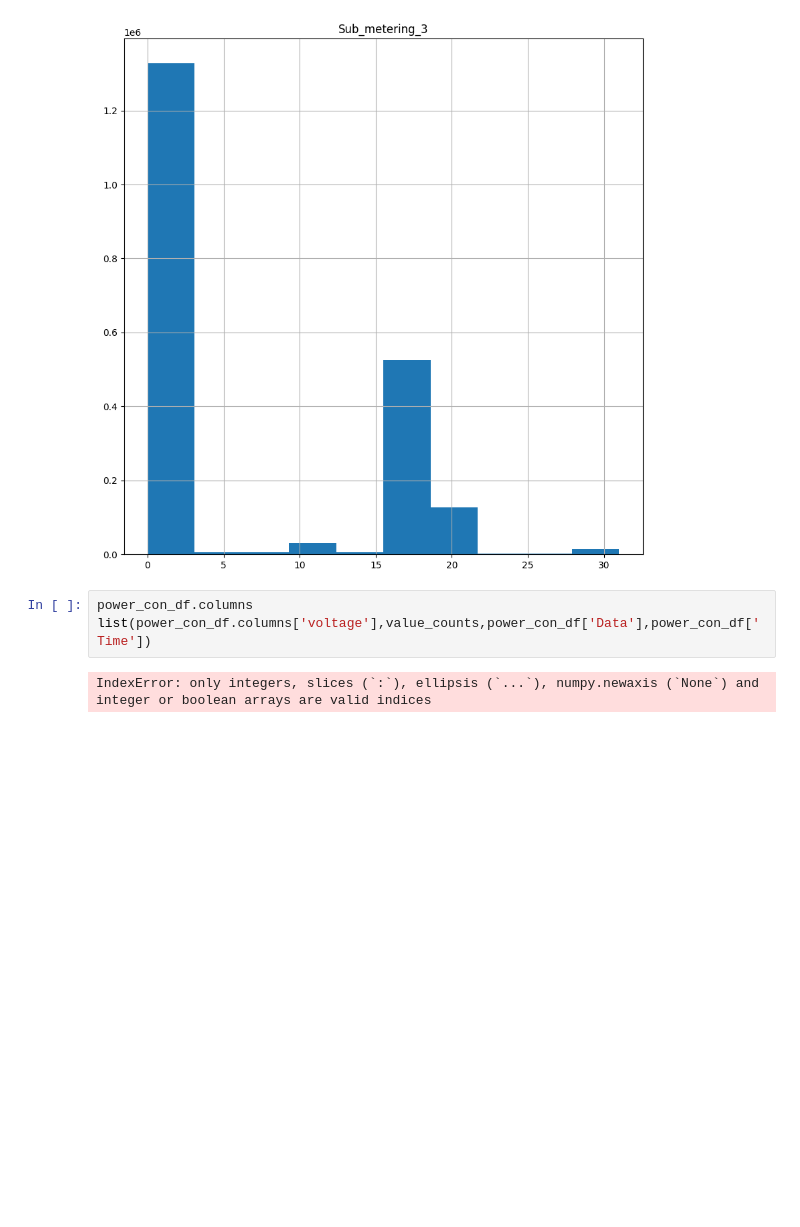
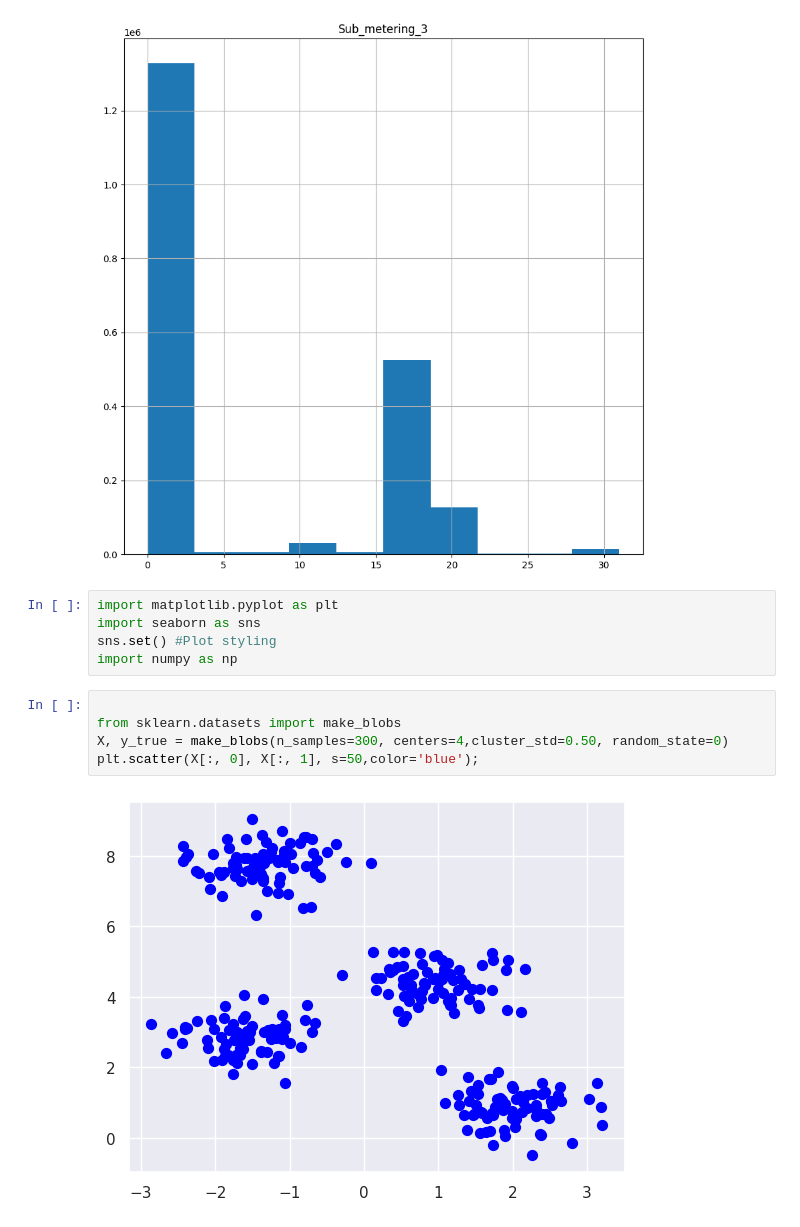
Before and after one commit to 2303A51282/AIML_2303A51282, a Jupyter notebook: lab10.ipynb, the cells around one changed output. Drawn from its saved outputs; the diff is of its cells as text; blank space fills up the shorter version.

```diff
--- a/lab10.ipynb
+++ b/lab10.ipynb
@@ -30,8 +30,15 @@ x.hist(figsize=(10,10))
 # %% [output]
 array([[<Axes: title={'center': 'Sub_metering_3'}>]], dtype=object)
 [figure]
-# %%
-power_con_df.columns
-list(power_con_df.columns['voltage'],value_counts,power_con_df['Data'],power_con_df['Time'])
-# %% [output]
-IndexError: only integers, slices (`:`), ellipsis (`...`), numpy.newaxis (`None`) and integer or boolean arrays are valid indices
+# %%
+import matplotlib.pyplot as plt
+import seaborn as sns
+sns.set() #Plot styling
+import numpy as np
+# %%
+
+from sklearn.datasets import make_blobs
+X, y_true = make_blobs(n_samples=300, centers=4,cluster_std=0.50, random_state=0)
+plt.scatter(X[:, 0], X[:, 1], s=50,color='blue');
+# %% [output]
+[figure, added]
```
Also changed, not shown: parts of 25 cells of this notebook.
